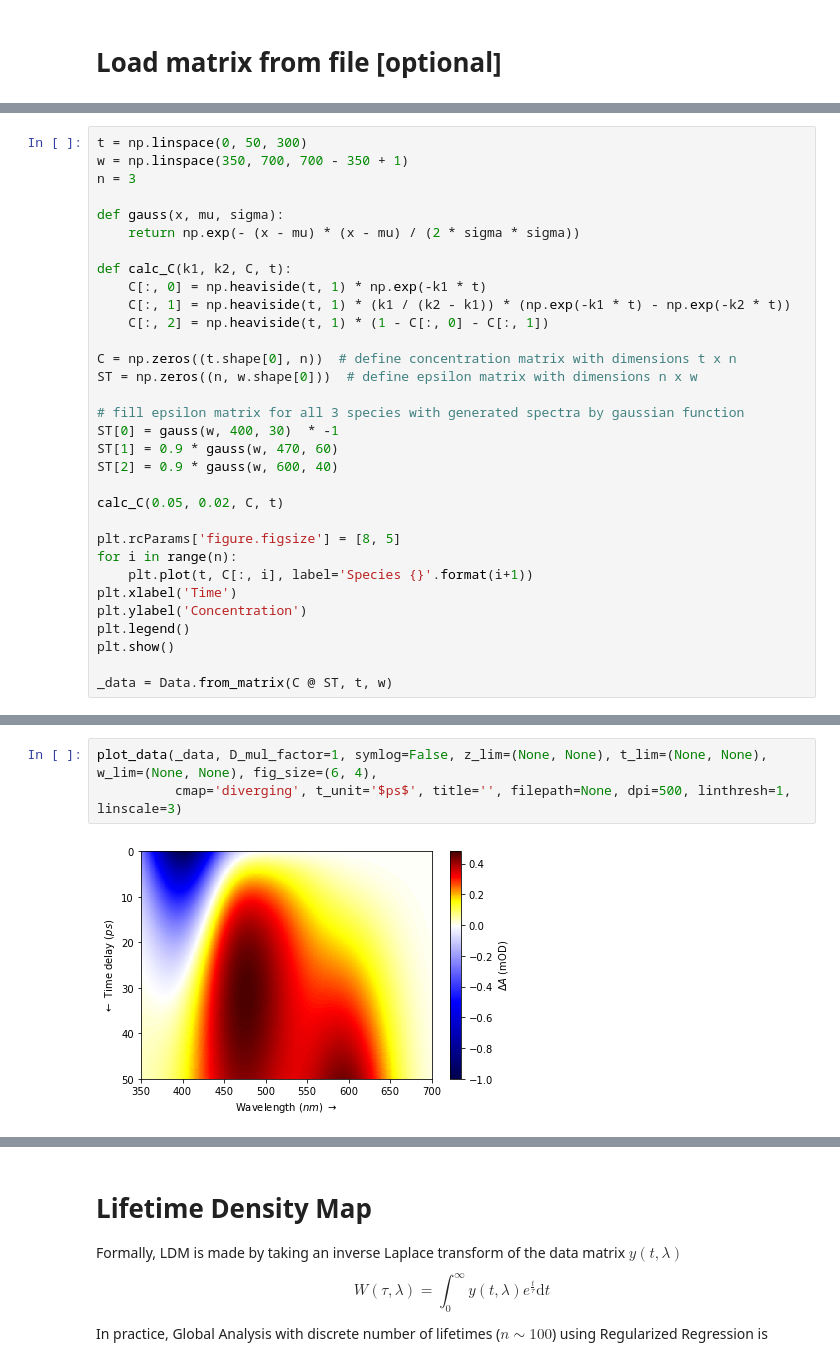
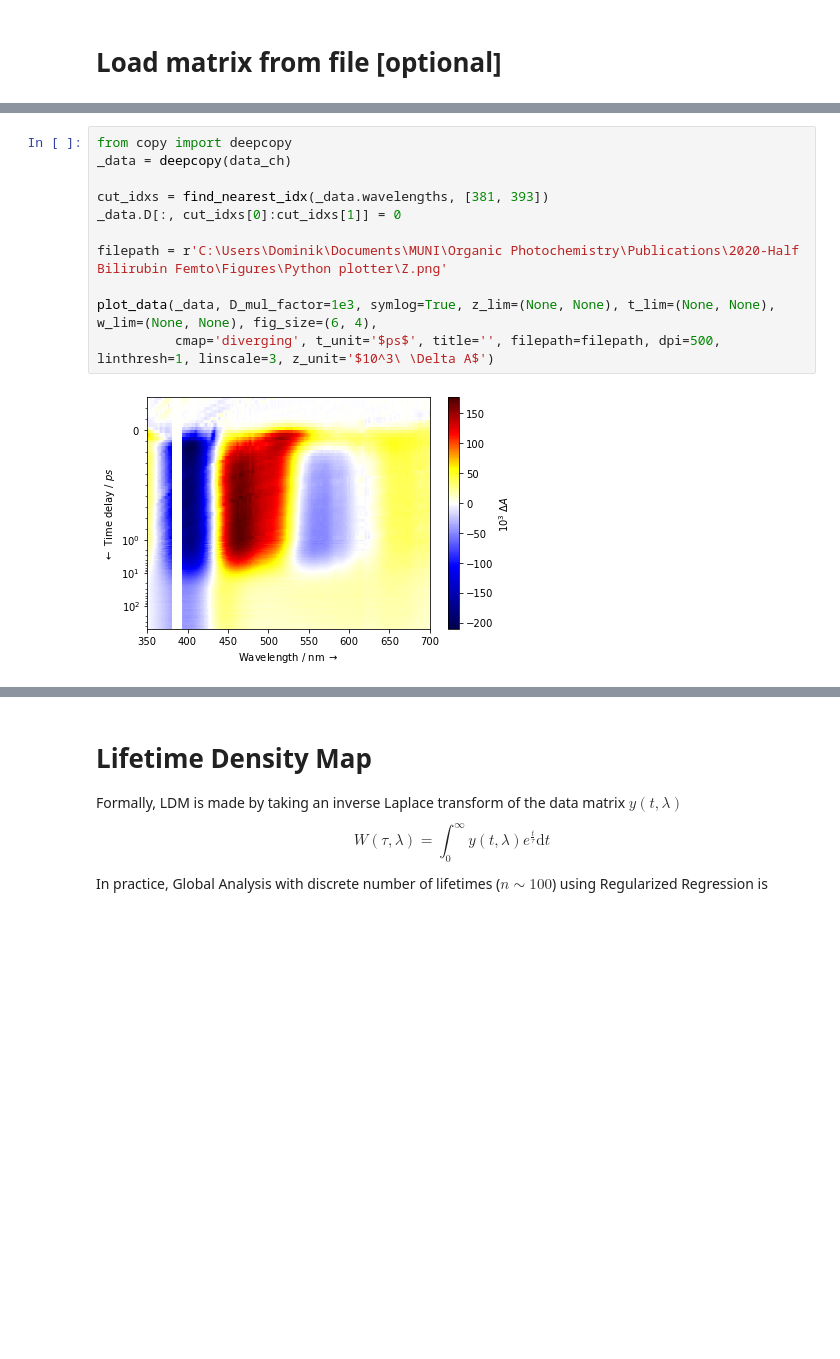
Before and after one commit to dmadea/Jupyter-Tutorials, a Jupyter notebook: Femto + LDM/Data_loader.ipynb, the cells around one changed output, grey strips where cells are left out. Drawn from its saved outputs; the diff is of its cells as text; blank space fills up the shorter version.

```diff
--- a/Femto + LDM/Data_loader.ipynb
+++ b/Femto + LDM/Data_loader.ipynb
@@ -143,32 +191,0 @@ plot_data(data_ch, D_mul_factor=1e3, symlog=True, z_lim=(None, None), t_lim=(Non
-# %%
-t = np.linspace(0, 50, 300)
-w = np.linspace(350, 700, 700 - 350 + 1)
-n = 3
-
-def gauss(x, mu, sigma):
-    return np.exp(- (x - mu) * (x - mu) / (2 * sigma * sigma))
-
-def calc_C(k1, k2, C, t):
-    C[:, 0] = np.heaviside(t, 1) * np.exp(-k1 * t)
-    C[:, 1] = np.heaviside(t, 1) * (k1 / (k2 - k1)) * (np.exp(-k1 * t) - np.exp(-k2 * t))
-    C[:, 2] = np.heaviside(t, 1) * (1 - C[:, 0] - C[:, 1])
-
-C = np.zeros((t.shape[0], n))  # define concentration matrix with dimensions t x n
-ST = np.zeros((n, w.shape[0]))  # define epsilon matrix with dimensions n x w
-
-# fill epsilon matrix for all 3 species with generated spectra by gaussian function
-ST[0] = gauss(w, 400, 30)  * -1
-ST[1] = 0.9 * gauss(w, 470, 60)
-ST[2] = 0.9 * gauss(w, 600, 40)
-
-calc_C(0.05, 0.02, C, t)
-
-plt.rcParams['figure.figsize'] = [8, 5]
-for i in range(n):
-    plt.plot(t, C[:, i], label='Species {}'.format(i+1))
-plt.xlabel('Time')
-plt.ylabel('Concentration')
-plt.legend()
-plt.show()
-
-_data = Data.from_matrix(C @ ST, t, w)
@@ -177,5 +192,13 @@ _data = Data.from_matrix(C @ ST, t, w)
 # %%
-plot_data(_data, D_mul_factor=1, symlog=False, z_lim=(None, None), t_lim=(None, None), w_lim=(None, None), fig_size=(6, 4),
-          cmap='diverging', t_unit='$ps$', title='', filepath=None, dpi=500, linthresh=1, linscale=3)
+from copy import deepcopy
+_data = deepcopy(data_ch)
+
+cut_idxs = find_nearest_idx(_data.wavelengths, [381, 393])
+_data.D[:, cut_idxs[0]:cut_idxs[1]] = 0
+
+filepath = r'C:\Users\Dominik\Documents\MUNI\Organic Photochemistry\Publications\2020-Half Bilirubin Femto\Figures\Python plotter\Z.png'
+
+plot_data(_data, D_mul_factor=1e3, symlog=True, z_lim=(None, None), t_lim=(None, None), w_lim=(None, None), fig_size=(6, 4),
+          cmap='diverging', t_unit='$ps$', title='', filepath=filepath, dpi=500, linthresh=1, linscale=3, z_unit='$10^3\ \Delta A$')
 # %% [output]
-[figure, old version]
+[figure, new version]
```
Also changed, not shown: parts of 22 cells of this notebook, 4 other files.
